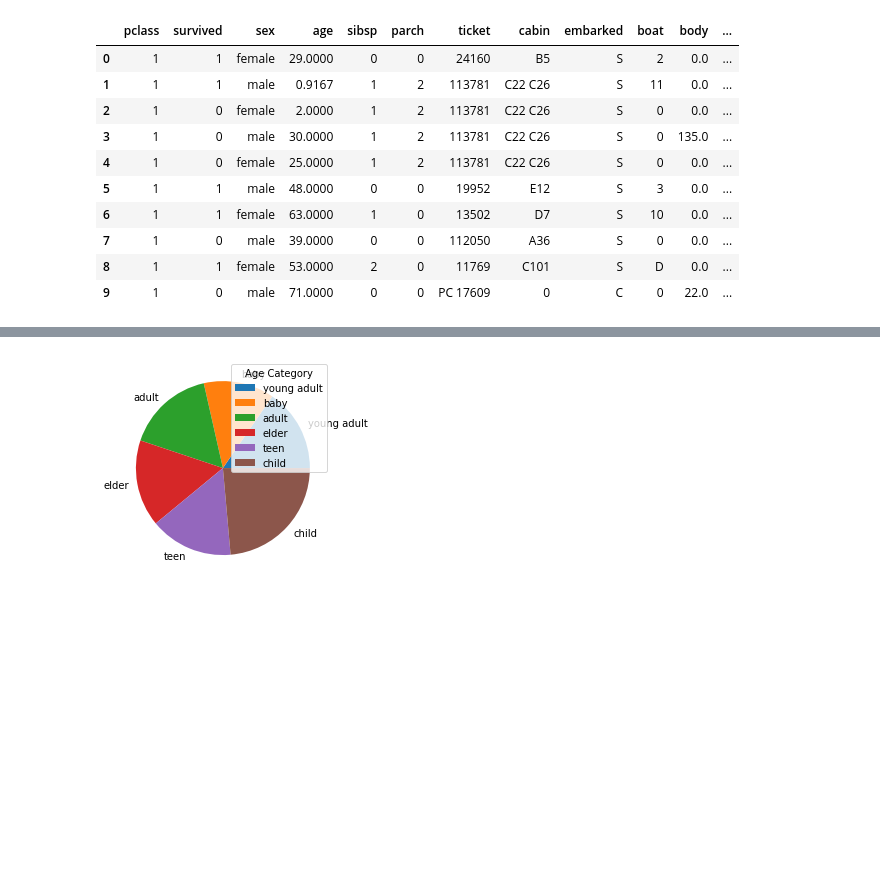
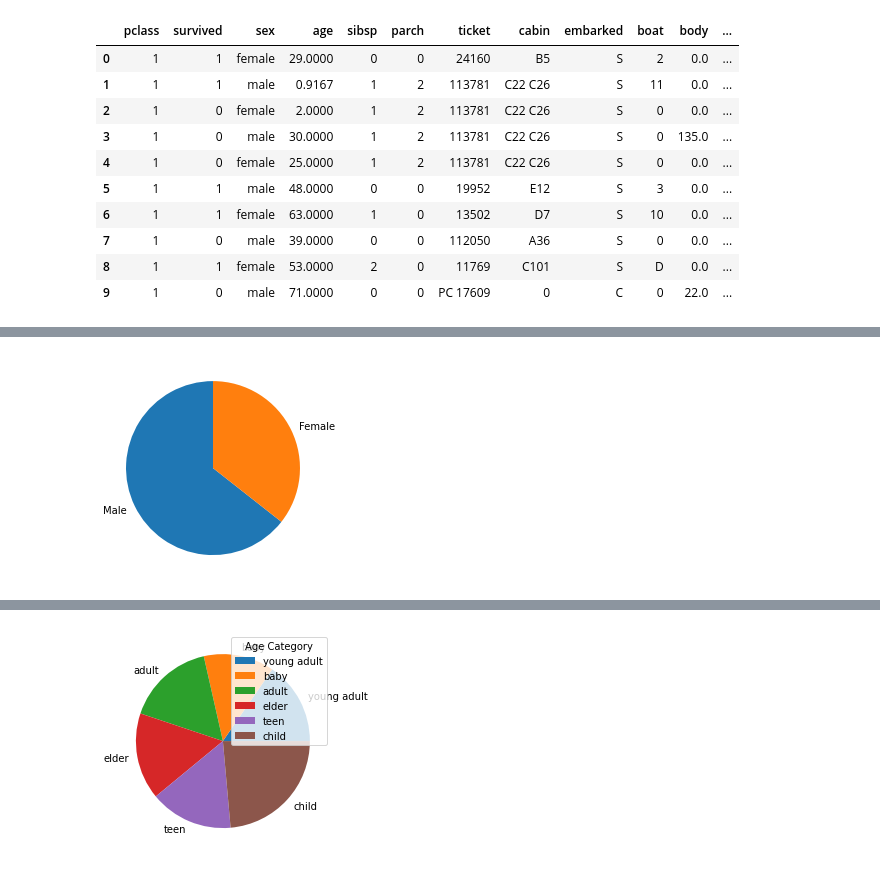
Before and after one commit to shorokatwa14/Titanic-EDA, a Jupyter notebook: Titanic_project.ipynb, the cells around one changed output, grey strips where cells are left out. Cells and saved outputs as stored; diff of their text form; code cells hidden in the pictures; blank space fills up the shorter version.

```diff
--- a/Titanic_project.ipynb
+++ b/Titanic_project.ipynb
@@ -315,0 +300,8 @@ Servived Rate :  58.54 %
+# %%
+x=np.array([843,466])
+labell=['Male','Female']
+# %%
+plt.pie(x, labels = labell, startangle = 90)
+plt.show()
+# %% [output]
+[figure, added]
```
Also changed, not shown: parts of 29 cells of this notebook.
